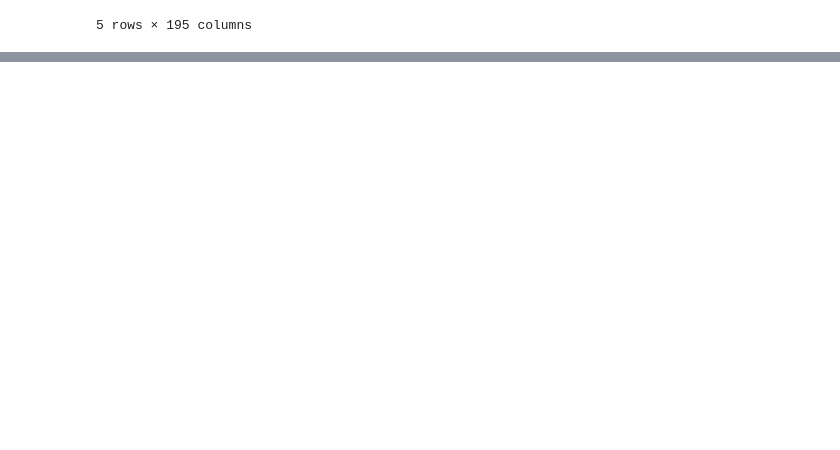
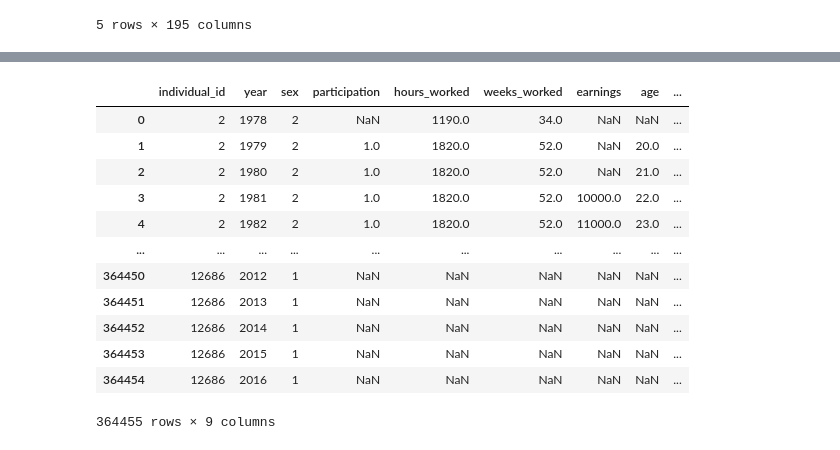
Before and after one commit to berikabinzet/Final_Project, a Jupyter notebook: src/data_management/data_cleaning_code.ipynb, the cells around one changed output, grey strips where cells are left out. Saved outputs shown, nothing was run; the diff lists cells and outputs as text; code cells hidden in the pictures; blank space fills up the shorter version.

Commit message:
Corrected the child data codes and merged with earnings dataset.

```diff
--- a/src/data_management/data_cleaning_code.ipynb
+++ b/src/data_management/data_cleaning_code.ipynb
@@ -194,0 +203,33 @@ nlsy_df_long.tail()
+# %%
+#changing the names of variables
+name_dict = dict(zip(child_var_info["nlsy_name"], child_var_info["readable_name"]))
+#adapting the names in the data file accordingly
+child_data_raw.rename(columns=(name_dict), inplace=True)
+# %%
+# Changing data types
+child_data_raw = child_data_raw.astype({'individual_id':'int', 'first_child':'int'})
+# Setting individual_id as the index
+child_data_raw.set_index(['individual_id'], inplace=True)
+# %%
+child_data = child_data_raw.applymap(negative_as_missing)
+child_data = child_data.dropna()
+# %%
+# Merging two dataframe, using individual_id and year as indexes
+df = pd.merge(nlsy_df_long, child_data, how="right", on=["individual_id"], right_index = True)
+# %%
+df = df.reset_index()
+df
+# %% [output]
+|  | individual_id | year | sex | participation | hours_worked | weeks_worked | earnings | age | ... |
+| 0 | 2 | 1978 | 2 | NaN | 1190.0 | 34.0 | NaN | NaN | ... |
+| 1 | 2 | 1979 | 2 | 1.0 | 1820.0 | 52.0 | NaN | 20.0 | ... |
+| 2 | 2 | 1980 | 2 | 1.0 | 1820.0 | 52.0 | NaN | 21.0 | ... |
+| 3 | 2 | 1981 | 2 | 1.0 | 1820.0 | 52.0 | 10000.0 | 22.0 | ... |
+| 4 | 2 | 1982 | 2 | 1.0 | 1820.0 | 52.0 | 11000.0 | 23.0 | ... |
+| ... | ... | ... | ... | ... | ... | ... | ... | ... | ... |
+| 364450 | 12686 | 2012 | 1 | NaN | NaN | NaN | NaN | NaN | ... |
+| 364451 | 12686 | 2013 | 1 | NaN | NaN | NaN | NaN | NaN | ... |
+| 364452 | 12686 | 2014 | 1 | NaN | NaN | NaN | NaN | NaN | ... |
+| 364453 | 12686 | 2015 | 1 | NaN | NaN | NaN | NaN | NaN | ... |
+| 364454 | 12686 | 2016 | 1 | NaN | NaN | NaN | NaN | NaN | ... |
+364455 rows × 9 columns
```
Also changed, not shown: parts of 7 cells of this notebook.
